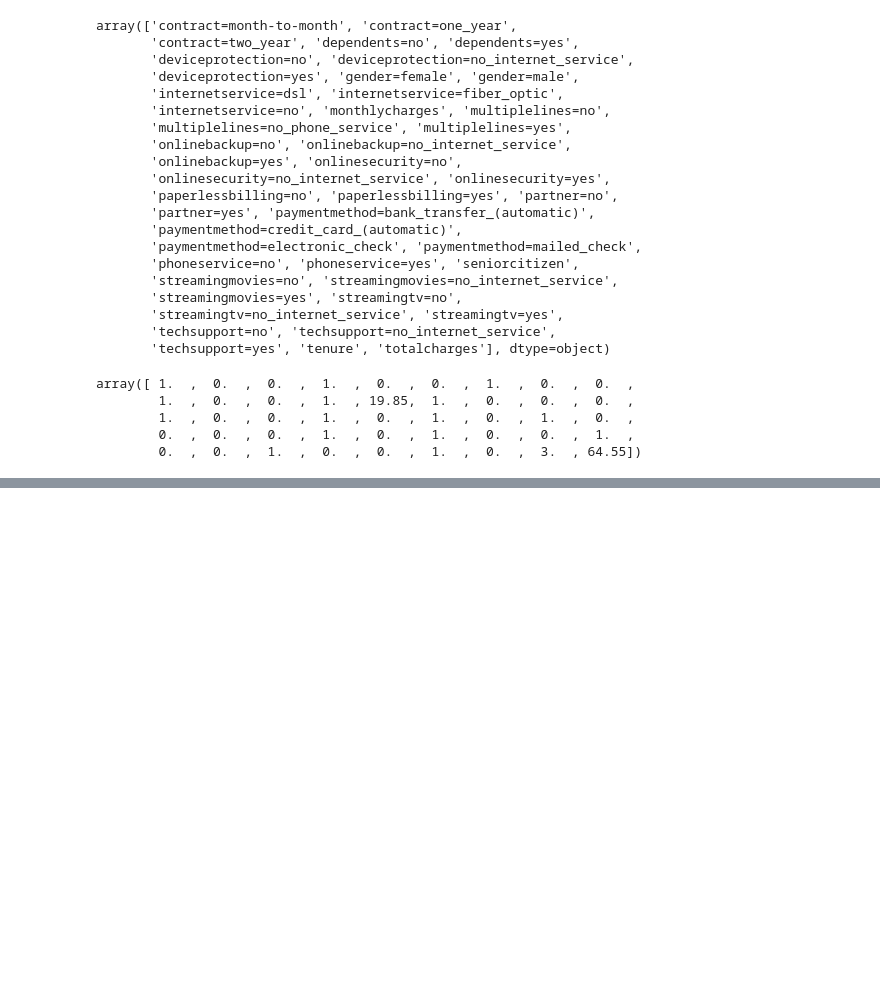
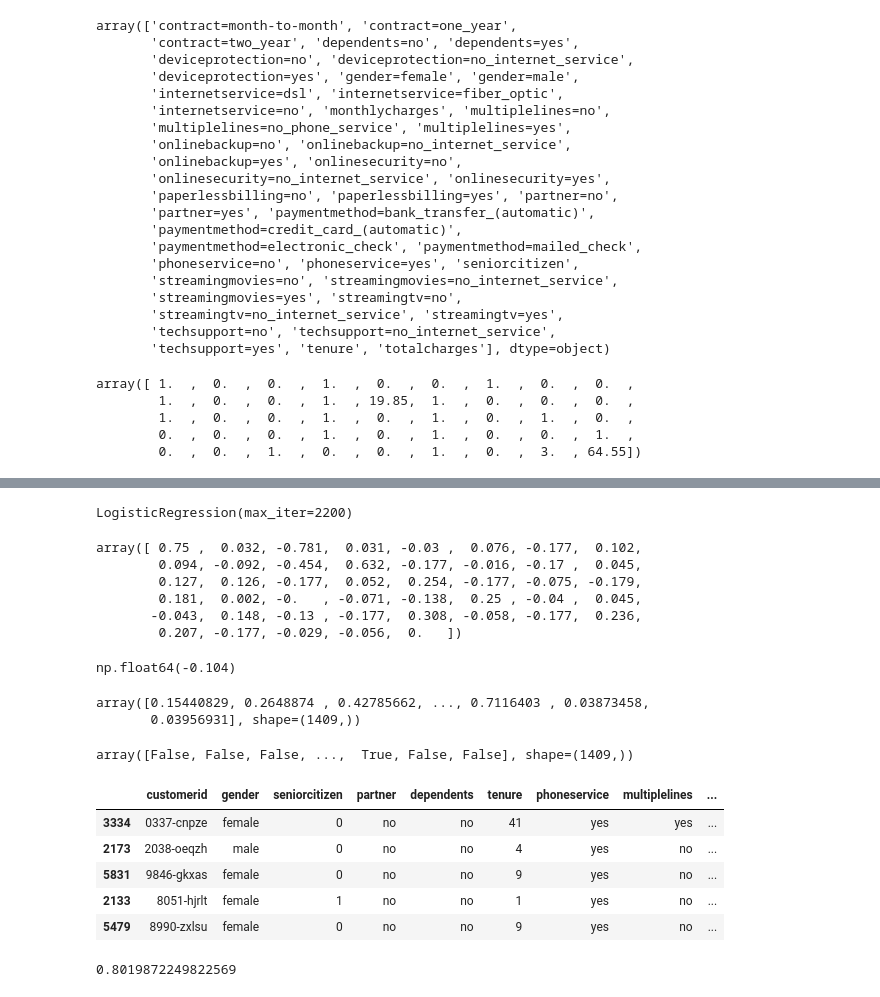
Before and after one commit to adeakinwe/ML_zoomcamp, a Jupyter notebook: Classification/customer-churn.ipynb, the cells around one changed output, grey strips where cells are left out. Drawn from its saved outputs; the diff is of its cells as text; code cells hidden in the pictures; blank space fills up the shorter version.

Commit message:
logistic regression

```diff
--- a/Classification/customer-churn.ipynb
+++ b/Classification/customer-churn.ipynb
@@ -477,7 +477,7 @@ train_dict = df_train[cat_features + num_features].to_dict(orient='records')
 X_train = dv.fit_transform(train_dict)
 
 val_dict = df_val[cat_features + num_features].to_dict(orient='records')
-X_val = dv.transform(train_dict)
+X_val = dv.transform(val_dict)
 # %%
 dv.get_feature_names_out(train_dict)
 # %% [output]
@@ -511,0 +516,44 @@ array([ 1.  ,  0.  ,  0.  ,  1.  ,  0.  ,  0.  ,  1.  ,  0.  ,  0.  ,
+# %%
+lr_model = LogisticRegression(max_iter=2200, solver="lbfgs")
+
+lr_model.fit(X_train, y_train)
+# %% [output]
+LogisticRegression(max_iter=2200)
+# %%
+lr_model.coef_[0].round(3)
+# %% [output]
+array([ 0.75 ,  0.032, -0.781,  0.031, -0.03 ,  0.076, -0.177,  0.102,
+        0.094, -0.092, -0.454,  0.632, -0.177, -0.016, -0.17 ,  0.045,
+        0.127,  0.126, -0.177,  0.052,  0.254, -0.177, -0.075, -0.179,
+        0.181,  0.002, -0.   , -0.071, -0.138,  0.25 , -0.04 ,  0.045,
+       -0.043,  0.148, -0.13 , -0.177,  0.308, -0.058, -0.177,  0.236,
+        0.207, -0.177, -0.029, -0.056,  0.   ])
+# %%
+lr_model.intercept_[0].round(3)
+# %% [output]
+np.float64(-0.104)
+# %%
+y_pred = lr_model.predict_proba(X_val)[:,1]
+y_pred
+# %% [output]
+array([0.15440829, 0.2648874 , 0.42785662, ..., 0.7116403 , 0.03873458,
+       0.03956931], shape=(1409,))
+# %%
+predicted_churn = (y_pred >= 0.5)
+predicted_churn
+# %% [output]
+array([False, False, False, ...,  True, False, False], shape=(1409,))
+# %%
+df_val[predicted_churn].head()
+# %% [output]
+|  | customerid | gender | seniorcitizen | partner | dependents | tenure | phoneservice | multiplelines | ... |
+| 3334 | 0337-cnpze | female | 0 | no | no | 41 | yes | yes | ... |
+| 2173 | 2038-oeqzh | male | 0 | no | no | 4 | yes | no | ... |
+| 5831 | 9846-gkxas | female | 0 | no | no | 9 | yes | no | ... |
+| 2133 | 8051-hjrlt | female | 1 | no | no | 1 | yes | no | ... |
+| 5479 | 8990-zxlsu | female | 0 | no | no | 9 | yes | no | ... |
+# %%
+accuracy = (predicted_churn == y_val).mean()
+print(accuracy)
+# %% [output]
+0.8019872249822569
```
Also changed, not shown: parts of 6 cells of this notebook.
